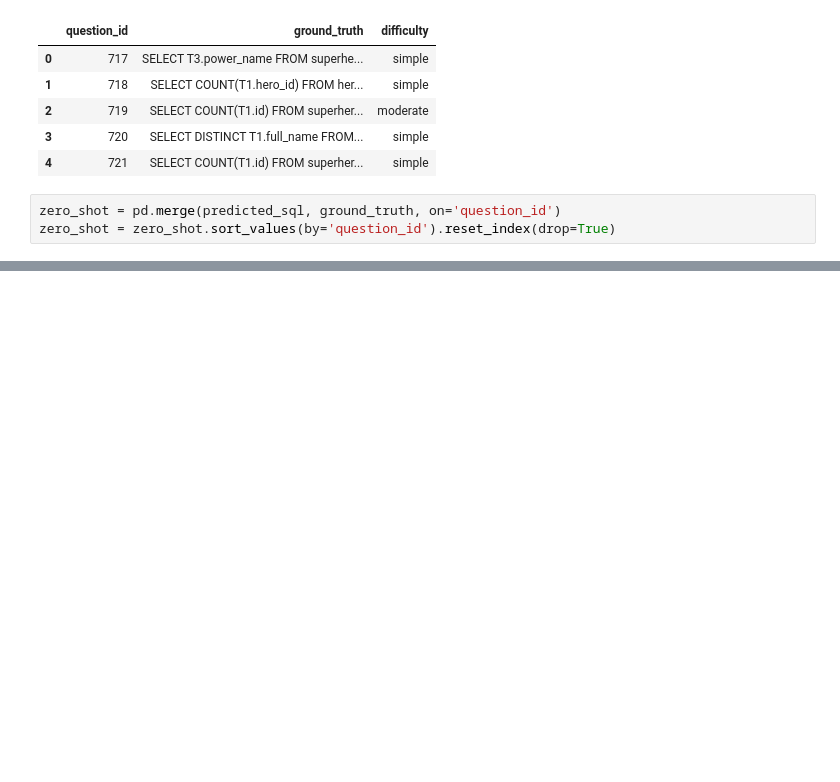
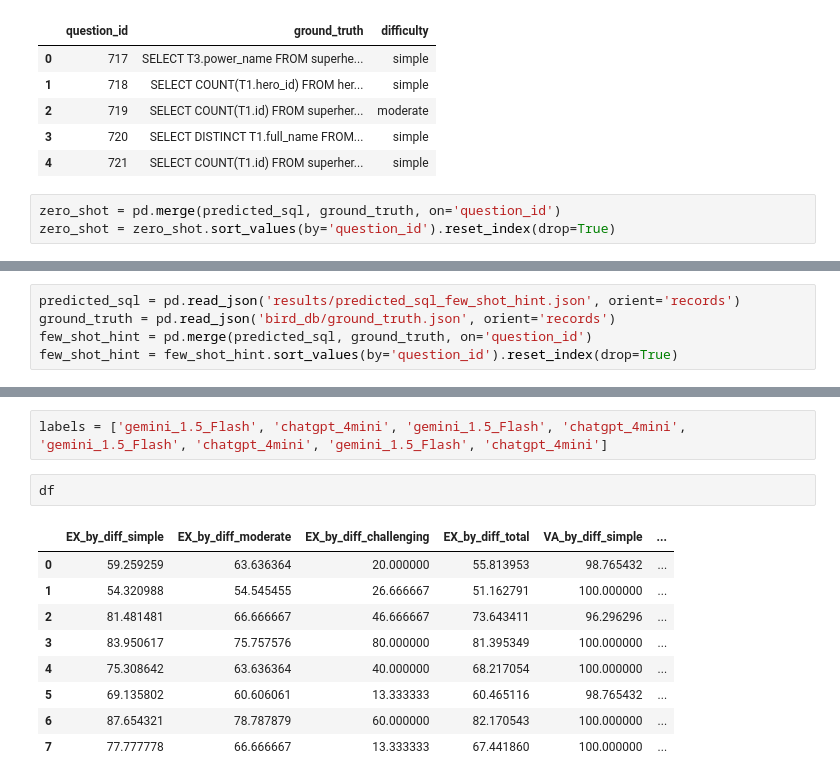
Before and after one commit to EnzoRg/text_mining, a Jupyter notebook: evaluation.ipynb, the cells around one changed output, grey strips where cells are left out. Saved outputs shown, nothing was run; the diff lists cells and outputs as text; blank space fills up the shorter version.

```diff
--- a/evaluation.ipynb
+++ b/evaluation.ipynb
@@ -584,0 +115,5 @@ graficar_datos(metricas_gemini, metricas_chatgpt) #, 'gemini_1.5_Flash', 'chatgp
+# %%
+predicted_sql = pd.read_json('results/predicted_sql_few_shot_hint.json', orient='records')
+ground_truth = pd.read_json('bird_db/ground_truth.json', orient='records')
+few_shot_hint = pd.merge(predicted_sql, ground_truth, on='question_id')
+few_shot_hint = few_shot_hint.sort_values(by='question_id').reset_index(drop=True)
@@ -584,0 +145,14 @@ graficar_datos(metricas_gemini, metricas_chatgpt) #, 'gemini_1.5_Flash', 'chatgp
+# %%
+labels = ['gemini_1.5_Flash', 'chatgpt_4mini', 'gemini_1.5_Flash', 'chatgpt_4mini', 'gemini_1.5_Flash', 'chatgpt_4mini', 'gemini_1.5_Flash', 'chatgpt_4mini']
+# %%
+df
+# %% [output]
+|  | EX_by_diff_simple | EX_by_diff_moderate | EX_by_diff_challenging | EX_by_diff_total | VA_by_diff_simple | ... |
+| 0 | 59.259259 | 63.636364 | 20.000000 | 55.813953 | 98.765432 | ... |
+| 1 | 54.320988 | 54.545455 | 26.666667 | 51.162791 | 100.000000 | ... |
+| 2 | 81.481481 | 66.666667 | 46.666667 | 73.643411 | 96.296296 | ... |
+| 3 | 83.950617 | 75.757576 | 80.000000 | 81.395349 | 100.000000 | ... |
+| 4 | 75.308642 | 63.636364 | 40.000000 | 68.217054 | 100.000000 | ... |
+| 5 | 69.135802 | 60.606061 | 13.333333 | 60.465116 | 98.765432 | ... |
+| 6 | 87.654321 | 78.787879 | 60.000000 | 82.170543 | 100.000000 | ... |
+| 7 | 77.777778 | 66.666667 | 13.333333 | 67.441860 | 100.000000 | ... |
```
Also changed, not shown: parts of 47 cells of this notebook, 14 other files.
